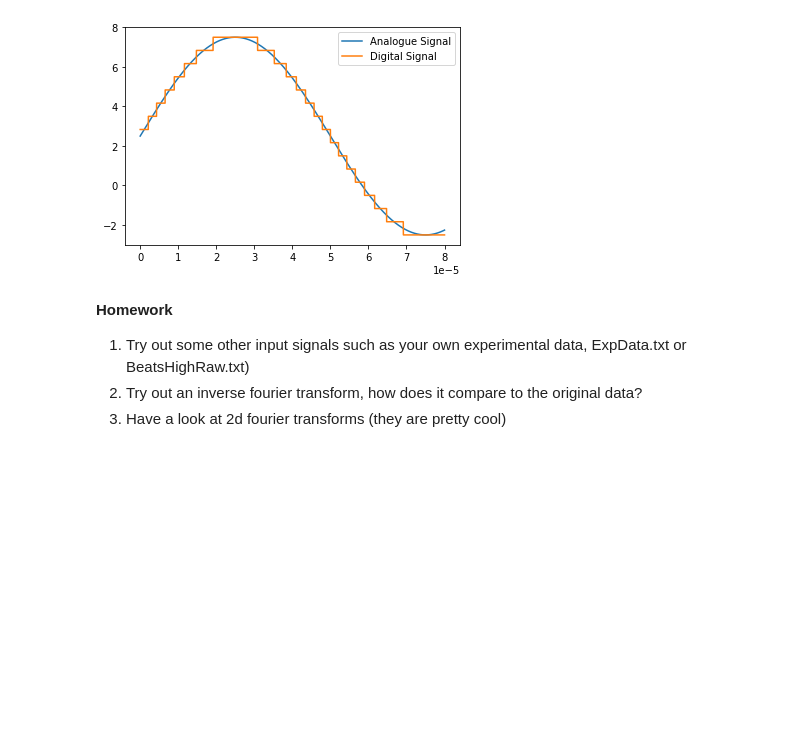
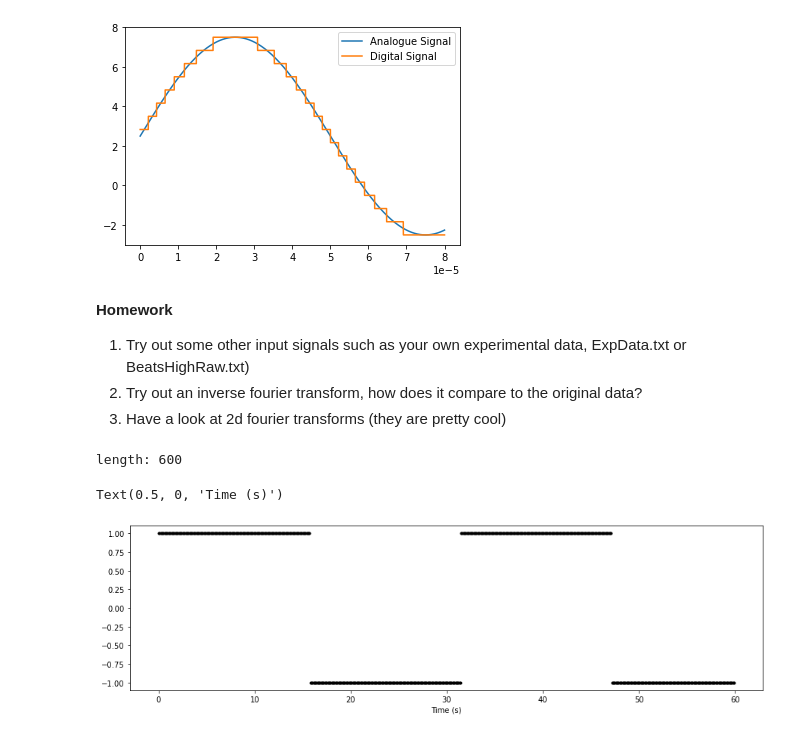
Before and after one commit to phys3112/Tutorials-with-Matt, a Jupyter notebook: Tutorial 4 ADC Random Fourier Answers.ipynb, the cells around one changed output. Cells and saved outputs as stored; diff of their text form; code cells hidden in the pictures; blank space fills up the shorter version.

```diff
--- a/Tutorial 4 ADC Random Fourier Answers.ipynb
+++ b/Tutorial 4 ADC Random Fourier Answers.ipynb
@@ -59,0 +63,28 @@ plt.legend(["Analogue Signal", "Digital Signal"])
+# %%
+# Lets make the function we will be transforming
+
+# Generate our timebase
+timestep = 0.1 # sec
+
+finaltime = 60 # sec
+steps = int(finaltime/timestep)
+
+timebase = np.arange(0,finaltime,timestep)
+print("length: " + str(len(timebase)))
+
+frequency = 0.5*np.pi # rad/sec
+
+my_signal = np.sin(timebase*frequency) # Generate our sinusoid, and plot it!
+
+# frequency2 = 1.1*np.pi
+# my_signal = np.sin(timebase*frequency) + np.sin(timebase*frequency2)
+
+my_signal =  sp.signal.square(0.2*timebase)
+
+plt.figure(figsize=(15, 4))
+plt.plot(timebase, my_signal,'k.')
+plt.xlabel('Time (s)')
+# %% [output]
+length: 600
+Text(0.5, 0, 'Time (s)')
+[figure, added]
```
Also changed, not shown: parts of 6 cells of this notebook, 2 other files.
